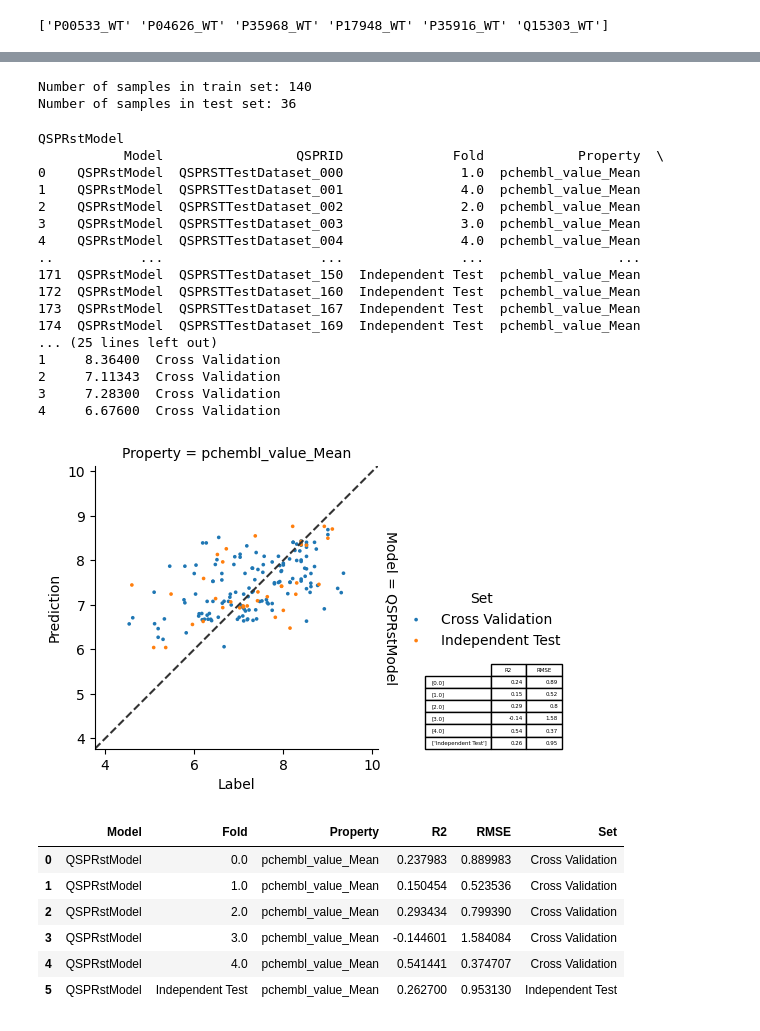
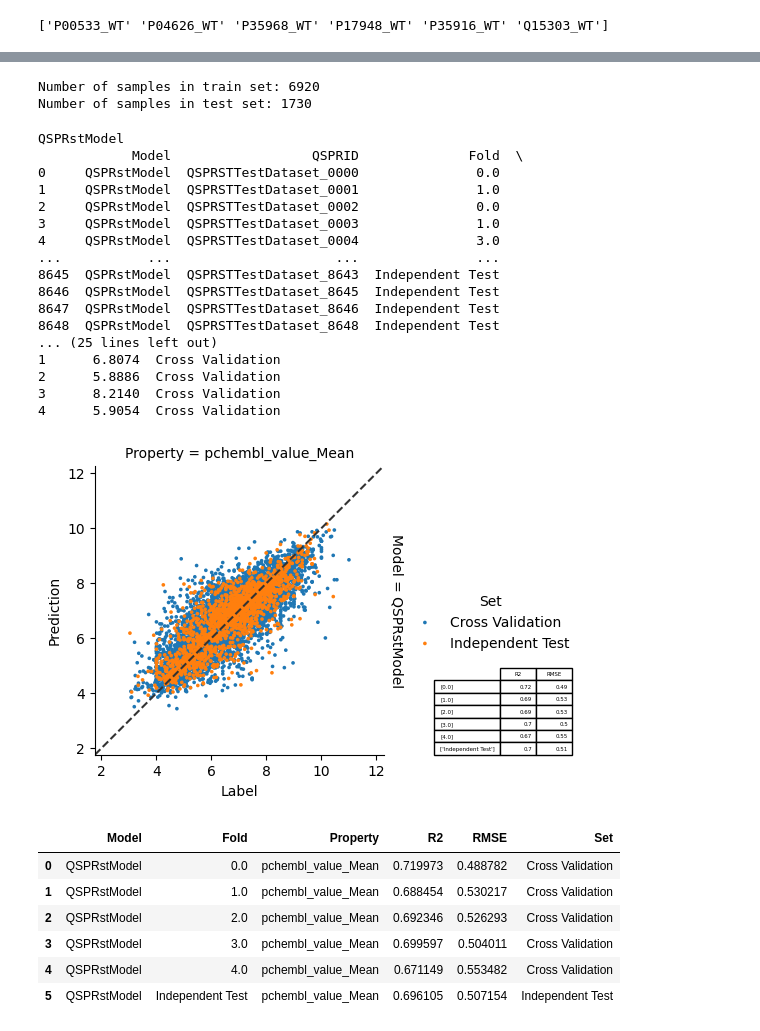
Before and after one commit to thijmenwroos/ppk, a Jupyter notebook: test_kin/qsprpred_st.ipynb, the cells around one changed output, grey strips where cells are left out. Saved outputs shown, nothing was run; the diff lists cells and outputs as text; code cells hidden in the pictures.

Commit message:
working model + first model test

```diff
--- a/test_kin/qsprpred_st.ipynb
+++ b/test_kin/qsprpred_st.ipynb
@@ -27,7 +27,7 @@ print(df['target_id'].unique())
 16003 rows × 33 columns
 ['P00533_WT' 'P04626_WT' 'P35968_WT' 'P17948_WT' 'P35916_WT' 'Q15303_WT']
 # %%
-df=df[df['target_id']== 'Q15303_WT']
+df=df[df['target_id']== 'P00533_WT']
 display(df)
 # %% [output]
 |  | Activity_ID | Quality | source | CID | SMILES | connectivity | InChIKey | InChI | InChI_AuxInfo | ... |
@@ -85,11 +86,12 @@ print(f"Number of samples in test set: {len(dataset.y_ind)}")
 dataset.getDF().head()
 dataset.save()
 # %% [output]
-Number of samples in train set: 140
-Number of samples in test set: 36
+Number of samples in train set: 6920
+Number of samples in test set: 1730
 # %%
 from qsprpred.models import SklearnModel
 from sklearn.neighbors import KNeighborsRegressor
+from sklearn.ensemble import RandomForestRegressor
 from qsprpred.models import CrossValAssessor, TestSetAssessor
 
 os.makedirs("test_output/qsprst/models", exist_ok=True)
@@ -97,7 +99,8 @@ os.makedirs("test_output/qsprst/models", exist_ok=True)
 # This is an SKlearn model, so we will initialize it with the SklearnModel class
 model = SklearnModel(
     base_dir="test_output/qsprst/models",
-    alg=KNeighborsRegressor,
+    # alg=KNeighbourssRegressor,
+    alg=RandomForestRegressor,
     name="QSPRstModel"
 )
 
@@ -116,35 +119,35 @@ _ = model.save()
 # %%
 from qsprpred.plotting.regression import CorrelationPlot
 from plotting_regression_MT import CorrelationPlot as CorrelationPlotMod
 
 plot = CorrelationPlotMod([model])
-axes, summary = plot.make(save=True, show=True, out_path='/home/s2861704/ppk/test_kin/test_output/QSPRstQ15303MOD.png')
+axes, summary = plot.make(save=True, show=True, out_path='/home/s2861704/ppk/test_kin/test_output/QSPRstRFP00533.png')
 # %% [output]
 QSPRstModel
-           Model                 QSPRID              Fold            Property  \
-0    QSPRstModel  QSPRSTTestDataset_000               1.0  pchembl_value_Mean
-1    QSPRstModel  QSPRSTTestDataset_001               4.0  pchembl_value_Mean
-2    QSPRstModel  QSPRSTTestDataset_002               2.0  pchembl_value_Mean
-3    QSPRstModel  QSPRSTTestDataset_003               3.0  pchembl_value_Mean
-4    QSPRstModel  QSPRSTTestDataset_004               4.0  pchembl_value_Mean
-..           ...                    ...               ...                 ...
-171  QSPRstModel  QSPRSTTestDataset_150  Independent Test  pchembl_value_Mean
-172  QSPRstModel  QSPRSTTestDataset_160  Independent Test  pchembl_value_Mean
-173  QSPRstModel  QSPRSTTestDataset_167  Independent Test  pchembl_value_Mean
-174  QSPRstModel  QSPRSTTestDataset_169  Independent Test  pchembl_value_Mean
+            Model                  QSPRID              Fold  \
+0     QSPRstModel  QSPRSTTestDataset_0000               0.0
+1     QSPRstModel  QSPRSTTestDataset_0001               1.0
+2     QSPRstModel  QSPRSTTestDataset_0002               0.0
+3     QSPRstModel  QSPRSTTestDataset_0003               1.0
+4     QSPRstModel  QSPRSTTestDataset_0004               3.0
+...           ...                     ...               ...
+8645  QSPRstModel  QSPRSTTestDataset_8643  Independent Test
+8646  QSPRstModel  QSPRSTTestDataset_8645  Independent Test
+8647  QSPRstModel  QSPRSTTestDataset_8646  Independent Test
+8648  QSPRstModel  QSPRSTTestDataset_8648  Independent Test
 ... (25 lines left out)
-1     8.36400  Cross Validation
-2     7.11343  Cross Validation
-3     7.28300  Cross Validation
-4     6.67600  Cross Validation
+1      6.8074  Cross Validation
+2      5.8886  Cross Validation
+3      8.2140  Cross Validation
+4      5.9054  Cross Validation
-[figure, old version]
+[figure, new version]
 # %%
 summary
 # %% [output]
 |  | Model | Fold | Property | R2 | RMSE | Set |
-| 0 | QSPRstModel | 0.0 | pchembl_value_Mean | 0.237983 | 0.889983 | Cross Validation |
-| 1 | QSPRstModel | 1.0 | pchembl_value_Mean | 0.150454 | 0.523536 | Cross Validation |
-| 2 | QSPRstModel | 2.0 | pchembl_value_Mean | 0.293434 | 0.799390 | Cross Validation |
-| 3 | QSPRstModel | 3.0 | pchembl_value_Mean | -0.144601 | 1.584084 | Cross Validation |
-| 4 | QSPRstModel | 4.0 | pchembl_value_Mean | 0.541441 | 0.374707 | Cross Validation |
-| 5 | QSPRstModel | Independent Test | pchembl_value_Mean | 0.262700 | 0.953130 | Independent Test |
+| 0 | QSPRstModel | 0.0 | pchembl_value_Mean | 0.719973 | 0.488782 | Cross Validation |
+| 1 | QSPRstModel | 1.0 | pchembl_value_Mean | 0.688454 | 0.530217 | Cross Validation |
+| 2 | QSPRstModel | 2.0 | pchembl_value_Mean | 0.692346 | 0.526293 | Cross Validation |
+| 3 | QSPRstModel | 3.0 | pchembl_value_Mean | 0.699597 | 0.504011 | Cross Validation |
+| 4 | QSPRstModel | 4.0 | pchembl_value_Mean | 0.671149 | 0.553482 | Cross Validation |
+| 5 | QSPRstModel | Independent Test | pchembl_value_Mean | 0.696105 | 0.507154 | Independent Test |
```
Also changed, not shown: parts of 2 cells of this notebook, 6 other files.
